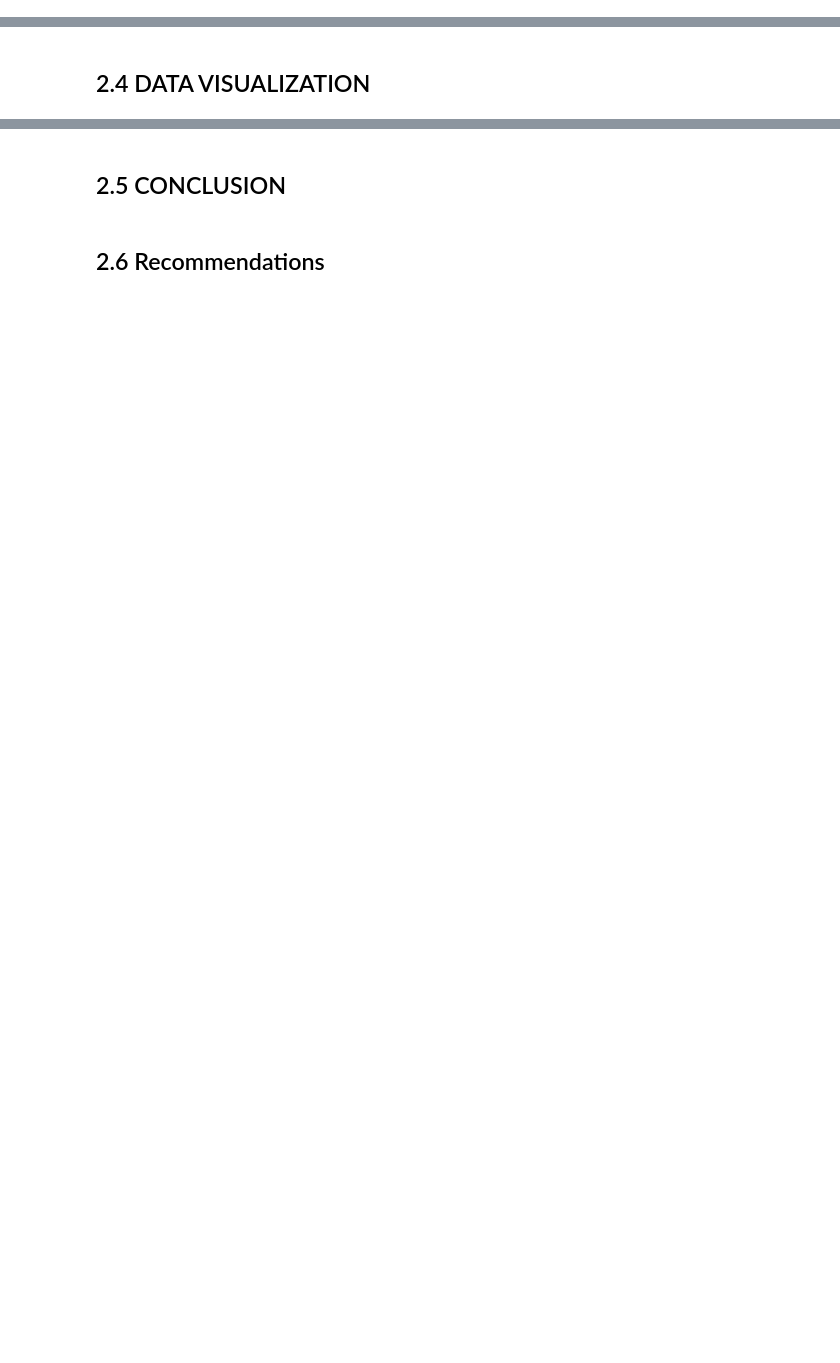
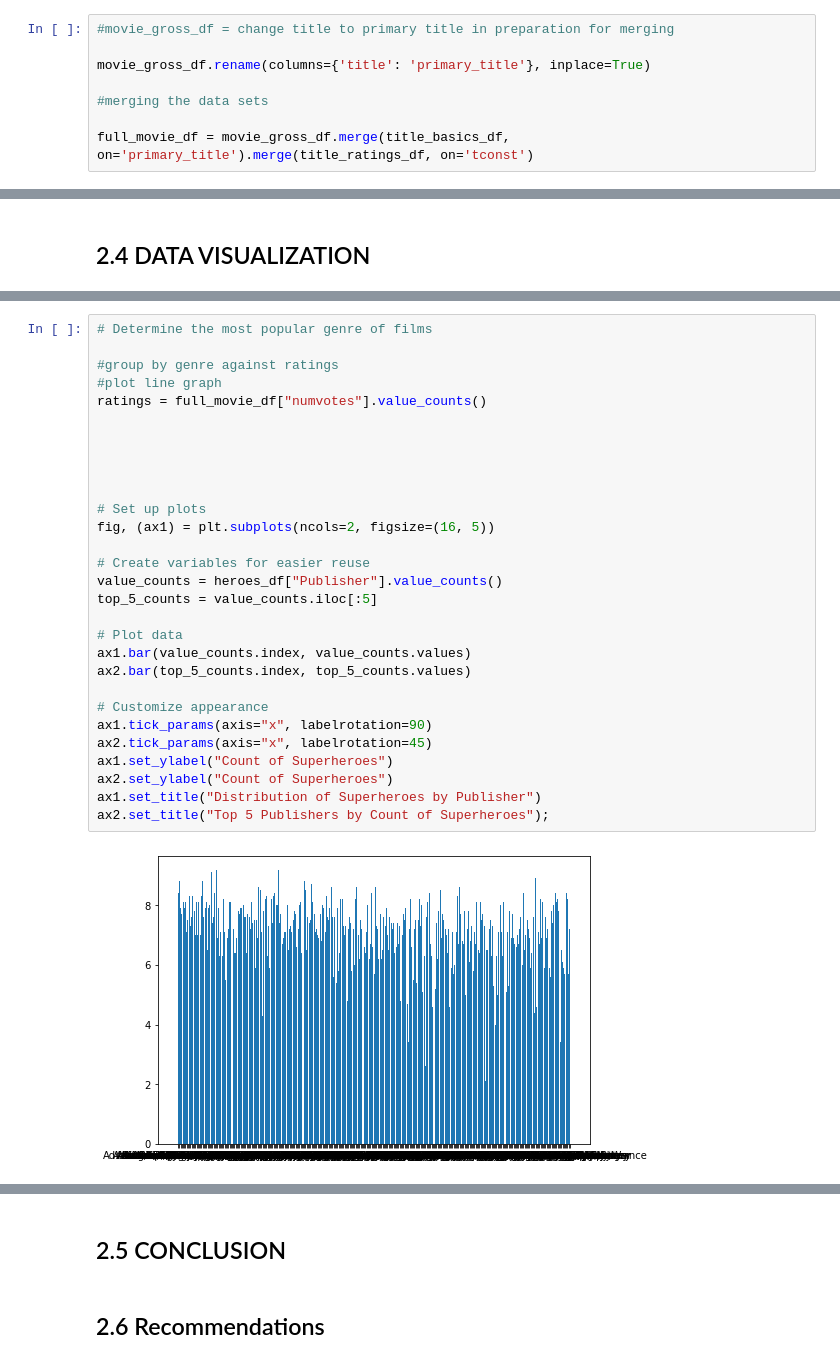
Before and after one commit to nzomah/phase1_project, a Jupyter notebook: phase1_project_Ke.ipynb, the cells around one changed output, grey strips where cells are left out. Cells and saved outputs as stored; diff of their text form; blank space fills up the shorter version.

```diff
--- a/phase1_project_Ke.ipynb
+++ b/phase1_project_Ke.ipynb
@@ -388,0 +395,8 @@ title_ratings_df
+# %%
+#movie_gross_df = change title to primary title in preparation for merging
+
+movie_gross_df.rename(columns={'title': 'primary_title'}, inplace=True)
+
+#merging the data sets
+
+full_movie_df = movie_gross_df.merge(title_basics_df, on='primary_title').merge(title_ratings_df, on='tconst')
@@ -390,0 +459,31 @@ title_ratings_df
+# %%
+# Determine the most popular genre of films
+
+#group by genre against ratings
+#plot line graph
+ratings = full_movie_df["numvotes"].value_counts()
+
+
+
+
+
+# Set up plots
+fig, (ax1) = plt.subplots(ncols=2, figsize=(16, 5))
+
+# Create variables for easier reuse
+value_counts = heroes_df["Publisher"].value_counts()
+top_5_counts = value_counts.iloc[:5]
+
+# Plot data
+ax1.bar(value_counts.index, value_counts.values)
+ax2.bar(top_5_counts.index, top_5_counts.values)
+
+# Customize appearance
+ax1.tick_params(axis="x", labelrotation=90)
+ax2.tick_params(axis="x", labelrotation=45)
+ax1.set_ylabel("Count of Superheroes")
+ax2.set_ylabel("Count of Superheroes")
+ax1.set_title("Distribution of Superheroes by Publisher")
+ax2.set_title("Top 5 Publishers by Count of Superheroes");
+# %% [output]
+[figure, added]
```
Also changed, not shown: parts of 13 cells of this notebook.
